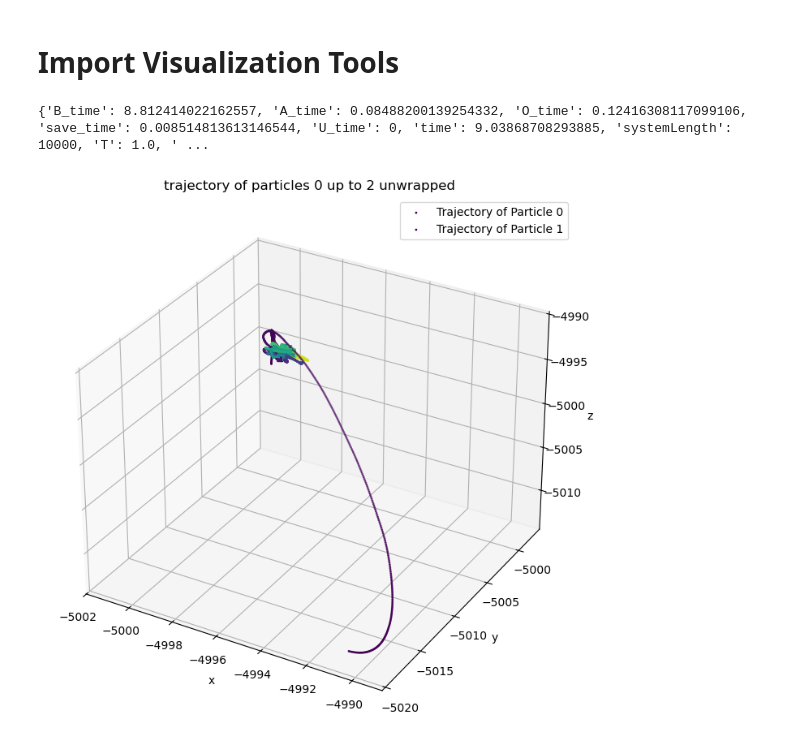
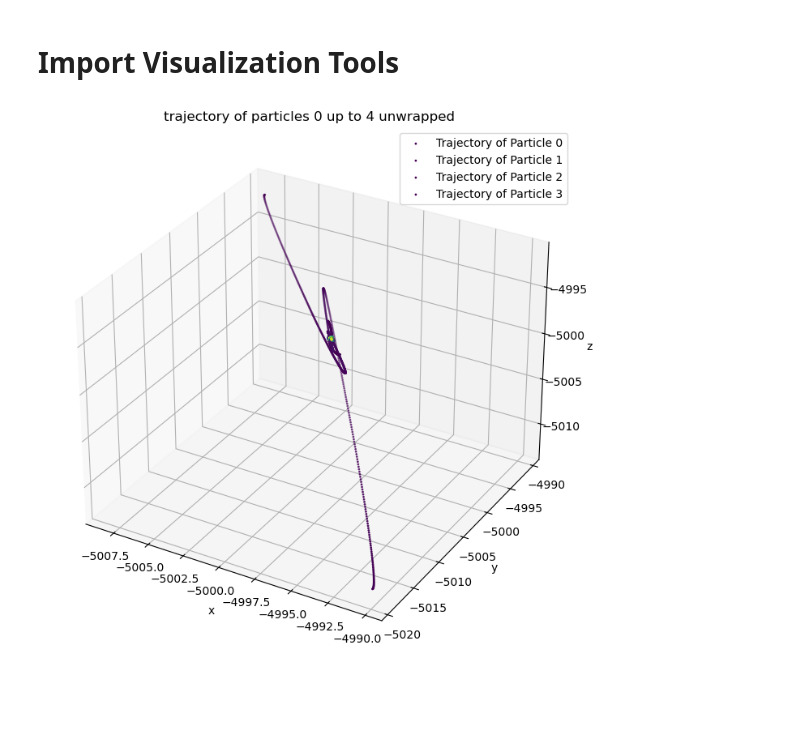
Before and after one commit to milesmg/langevin_integrator, a Jupyter notebook: src/main.ipynb, the cells around one changed output. Saved outputs shown, nothing was run; the diff lists cells and outputs as text; code cells hidden in the pictures; blank space fills up the shorter version.

Commit message:
added numbagit status

```diff
--- a/src/main.ipynb
+++ b/src/main.ipynb
@@ -25,13 +26,13 @@ from visualizer import generate_video, generate_plot
 rng = np.random.default_rng(42)
 
 
-N= 150 # number of particles
+N= 300 # number of particles
 M = np.ones((N,1),dtype=float)
 dt = 1.e-3
 num_steps = 10**4
 T = 1.0
 gamma = 15.0
-kB = 10.0
+kB = 1.0
 L=10**4
 
 # starting positins in a small Gaussian, then center at (0,0,0)
@@ -49,14 +50,15 @@ potential_type = "harmonic"
 kSpring=.1
 
 
-pTable,qTable,UTable,other_Data = run(p0,q0,num_steps=num_steps,
+pTable,qTable,UTable,other_Data = run_numba(p0,q0,num_steps=num_steps,
                            N=N,M=M,dt=dt,gamma=gamma,kB=kB,T=T,systemLength=L,
                            potential_type="harmonic",
                            timing = True,printing_steps=True,
                            saveU=False,
-                           add_noise = True)
+                           add_noise = True,
+                           numbaify=True)
 
-print(f"other data = {other_Data}")
+# print(f"other data = {other_Data}")
 # %% [output]
 At step 1000 out of 10000
 At step 2000 out of 10000
@@ -120,26 +121,22 @@ if timing_experiments:
     plt.show()
 # %% [markdown]
 # Import Visualization Tools
-# %%
-print(other_Data)
-# %% [output]
-{'B_time': 8.812414022162557, 'A_time': 0.08488200139254332, 'O_time': 0.12416308117099106, 'save_time': 0.008514813613146544, 'U_time': 0, 'time': 9.03868708293885, 'systemLength': 10000, 'T': 1.0, ' ...
 # %%
 from visualizer import generate_video, generate_plot
 
 # Visualize doesn't work yet
 def visualize(qTable,L,outfile:Optional[str]=None,show:bool= True):
     fig = generate_video(qTable,L,outfile=outfile if outfile else 'outfile.html')
     if show:
         fig.show(renderer= "browser")
 
 def plot(qTable,L,unwrap:bool = False,numParticles:int = 1,idx:Optional[int]=None):
     fig, ax = generate_plot(qTable,L,step=1,idx=0 if idx is None else idx,unwrap=unwrap,numParticles=numParticles)
     plt.show()
 
 
 
 # visualize(qTable=qTable,L=10**4,outfile='secondTry.html',show=False)
-plot(qTable=qTable,L=10**4,unwrap=True,numParticles=2,idx=0)
+plot(qTable=qTable,L=10**4,unwrap=True,numParticles=4,idx=0)
 # %% [output]
-[figure, old version]
+[figure, new version]
```
Also changed, not shown: parts of 3 cells of this notebook, 2 other files.
